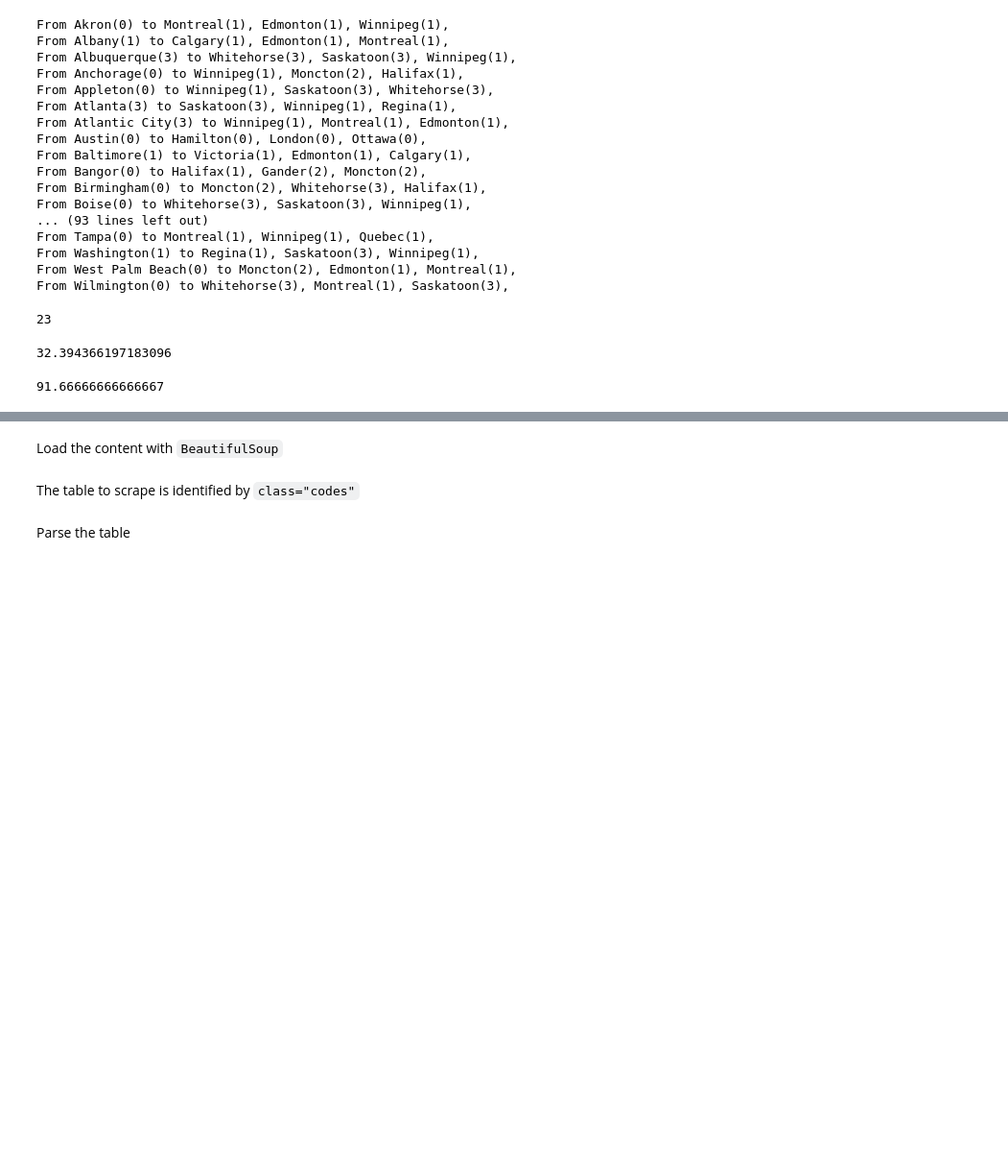
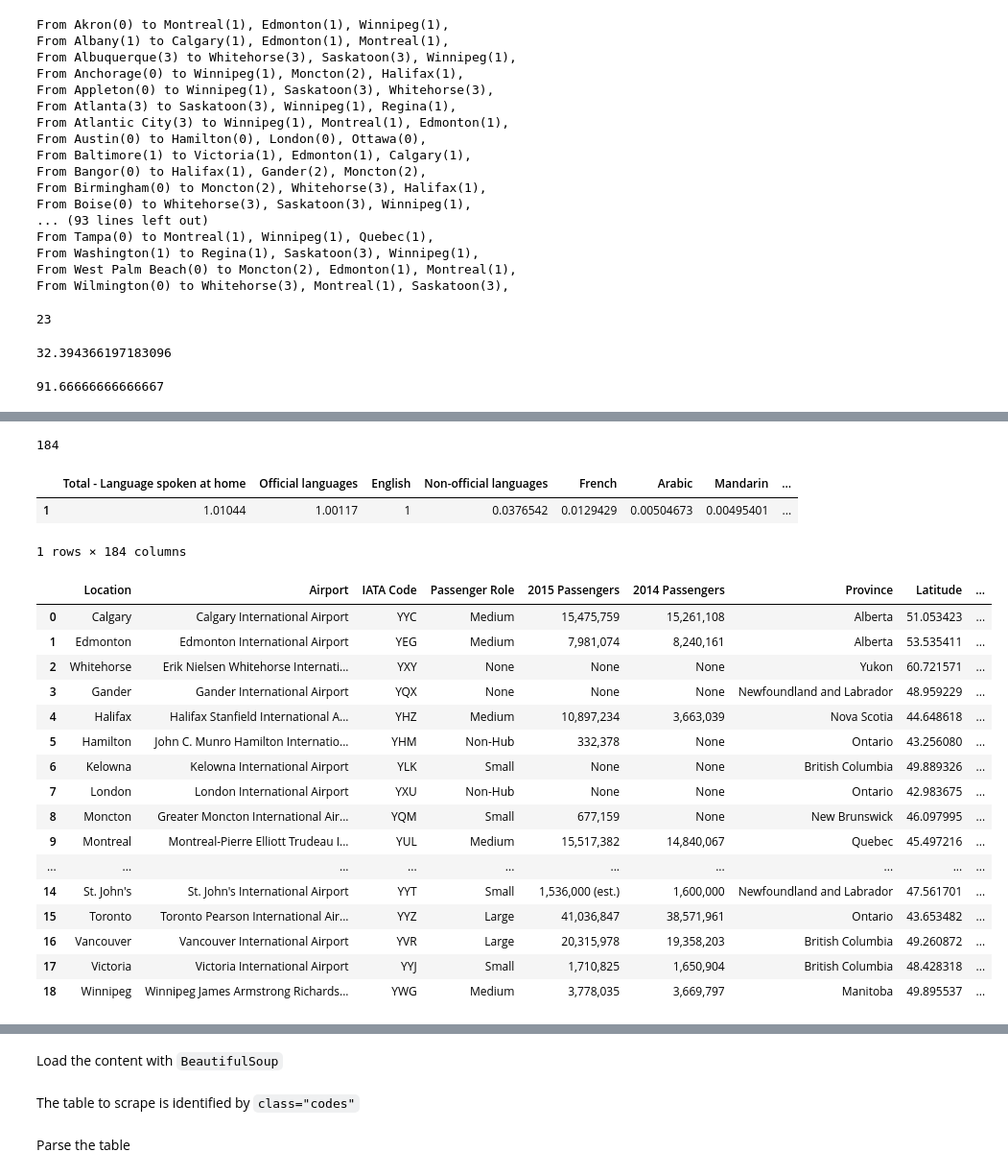
Before and after one commit to caos21/Coursera_Capstone, a Jupyter notebook: capstone-project-data.ipynb, the cells around one changed output, grey strips where cells are left out. Shown at 96% size. Cells and saved outputs as stored; diff of their text form; code cells hidden in the pictures; blank space fills up the shorter version.

```diff
--- a/capstone-project-data.ipynb
+++ b/capstone-project-data.ipynb
@@ -2782,0 +3081,32 @@ tcount2 = len(usa_clusters_df[(usa_clusters_df.Cluster==1)])
+# %%
+len(lang_dfs[10001]['Language'].T.values)
+# %% [output]
+184
+# %%
+canada_langs = pd.DataFrame(lang_dfs[10001][['Language', 'LangScore']].values.T).reset_index(drop=True)
+canada_langs.columns = lang_dfs[10001]['Language'].T.values
+canada_langs.drop(0,axis=0)
+# %% [output]
+|  | Total - Language spoken at home | Official languages | English | Non-official languages | French | Arabic | Mandarin | ... |
+| 1 | 1.01044 | 1.00117 | 1 | 0.0376542 | 0.0129429 | 0.00504673 | 0.00495401 | ... |
+1 rows × 184 columns
+# %%
+c1_airports_province_df
+# %% [output]
+|  | Location | Airport | IATA Code | Passenger Role | 2015 Passengers | 2014 Passengers | Province | Latitude | ... |
+| 0 | Calgary | Calgary International Airport | YYC | Medium | 15,475,759 | 15,261,108 | Alberta | 51.053423 | ... |
+| 1 | Edmonton | Edmonton International Airport | YEG | Medium | 7,981,074 | 8,240,161 | Alberta | 53.535411 | ... |
+| 2 | Whitehorse | Erik Nielsen Whitehorse Internati... | YXY | None | None | None | Yukon | 60.721571 | ... |
+| 3 | Gander | Gander International Airport | YQX | None | None | None | Newfoundland and Labrador | 48.959229 | ... |
+| 4 | Halifax | Halifax Stanfield International A... | YHZ | Medium | 10,897,234 | 3,663,039 | Nova Scotia | 44.648618 | ... |
+| 5 | Hamilton | John C. Munro Hamilton Internatio... | YHM | Non-Hub | 332,378 | None | Ontario | 43.256080 | ... |
+| 6 | Kelowna | Kelowna International Airport | YLK | Small | None | None | British Columbia | 49.889326 | ... |
+| 7 | London | London International Airport | YXU | Non-Hub | None | None | Ontario | 42.983675 | ... |
+| 8 | Moncton | Greater Moncton International Air... | YQM | Small | 677,159 | None | New Brunswick | 46.097995 | ... |
+| 9 | Montreal | Montreal-Pierre Elliott Trudeau I... | YUL | Medium | 15,517,382 | 14,840,067 | Quebec | 45.497216 | ... |
+| ... | ... | ... | ... | ... | ... | ... | ... | ... | ... |
+| 14 | St. John's | St. John's International Airport | YYT | Small | 1,536,000 (est.) | 1,600,000 | Newfoundland and Labrador | 47.561701 | ... |
+| 15 | Toronto | Toronto Pearson International Air... | YYZ | Large | 41,036,847 | 38,571,961 | Ontario | 43.653482 | ... |
+| 16 | Vancouver | Vancouver International Airport | YVR | Large | 20,315,978 | 19,358,203 | British Columbia | 49.260872 | ... |
+| 17 | Victoria | Victoria International Airport | YYJ | Small | 1,710,825 | 1,650,904 | British Columbia | 48.428318 | ... |
+| 18 | Winnipeg | Winnipeg James Armstrong Richards... | YWG | Medium | 3,778,035 | 3,669,797 | Manitoba | 49.895537 | ... |
```
Also changed, not shown: parts of 53 cells of this notebook.
